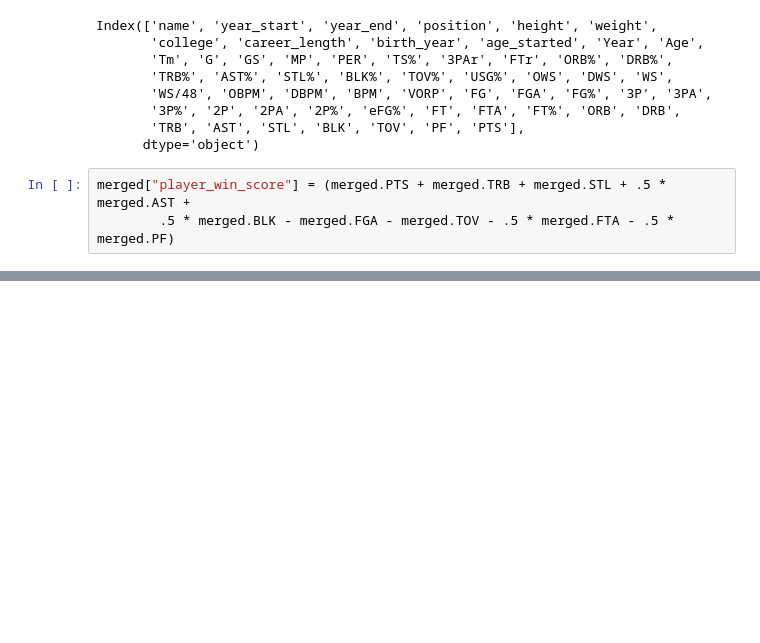
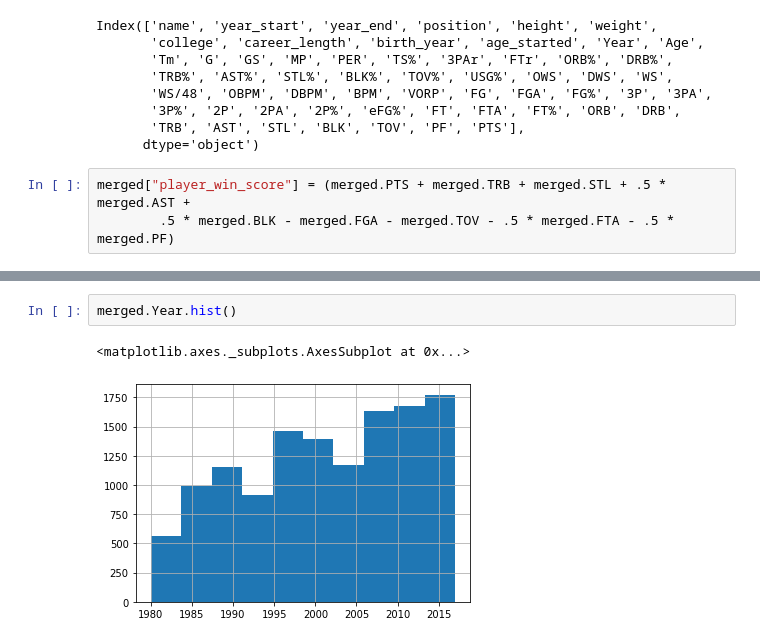
Before and after one commit to isacmlee/sports-analytics, a Jupyter notebook: Analysis on NBA players since 1950/nba player stats.ipynb, the cells around one changed output, grey strips where cells are left out. Saved outputs shown, nothing was run; the diff lists cells and outputs as text; blank space fills up the shorter version.

```diff
--- a/Analysis on NBA players since 1950/nba player stats.ipynb
+++ b/Analysis on NBA players since 1950/nba player stats.ipynb
@@ -291,0 +334,5 @@ Name: player_win_score, dtype: float64
+# %%
+merged.Year.hist()
+# %% [output]
+<matplotlib.axes._subplots.AxesSubplot at 0x...>
+[figure, added]
```
Also changed, not shown: parts of 11 cells of this notebook.
